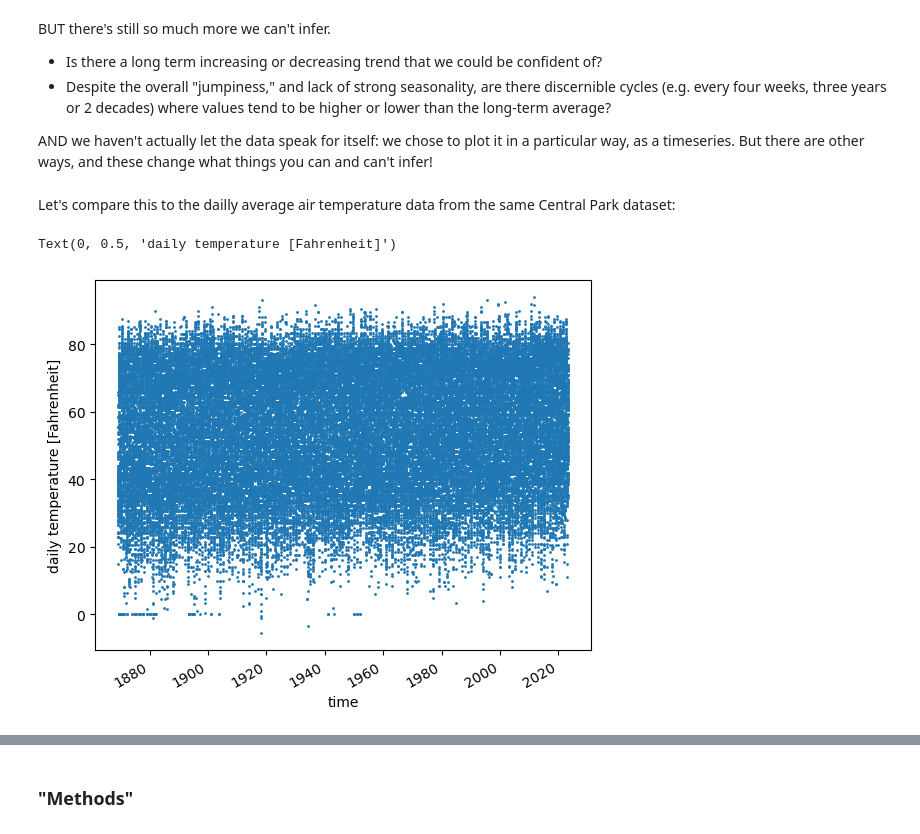
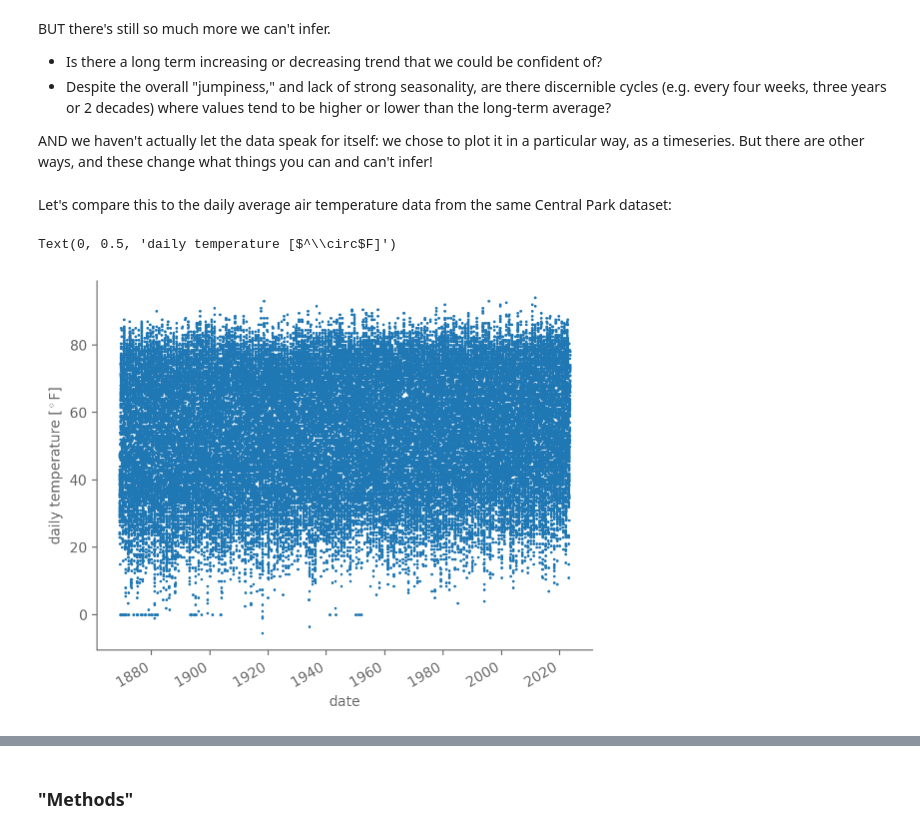
Before and after one commit to spencerahill/stat-methods-course, a Jupyter notebook: lectures/intro.ipynb, the cells around one changed output, grey strips where cells are left out. Drawn from its saved outputs; the diff is of its cells as text; code cells hidden in the pictures.

```diff
--- a/lectures/intro.ipynb
+++ b/lectures/intro.ipynb
@@ -77,0 +88,5 @@ Text(0, 0.5, 'daily precip [inches]')
+# %%
+# Then update the plotting aesthetics using my own custom package named "puffins"
+# See: https://github.com/spencerahill/puffins
+from puffins import plotting as pplt
+plt.rcParams.update(pplt.plt_rc_params_custom)
@@ -90,12 +117,15 @@ BUT there's still so much more we can't infer.
 
 AND we haven't actually let the data speak for itself: we chose to plot it in a particular way, as a timeseries.  But there are other ways, and these change what things you can and can't infer!
 # %% [markdown]
-Let's compare this to the dailly average air temperature data from the same Central Park dataset:
+Let's compare this to the daily average air temperature data from the same Central Park dataset:
 # %%
 temp_central_park = ds_central_park["temp_avg"]
 # %%
+fig = plt.figure()
+ax = fig.subplots()
 temp_central_park.plot(linestyle="none", marker=".", markersize=2)
-plt.gca().set_ylabel("daily temperature [Fahrenheit]")
+ax.set_xlabel("date")
+ax.set_ylabel(r"daily temperature [$^\circ$F]")
 # %% [output]
-Text(0, 0.5, 'daily temperature [Fahrenheit]')
+Text(0, 0.5, 'daily temperature [$^\\circ$F]')
-[figure, old version]
+[figure, new version]
```
Also changed, not shown: parts of 70 cells of this notebook.
